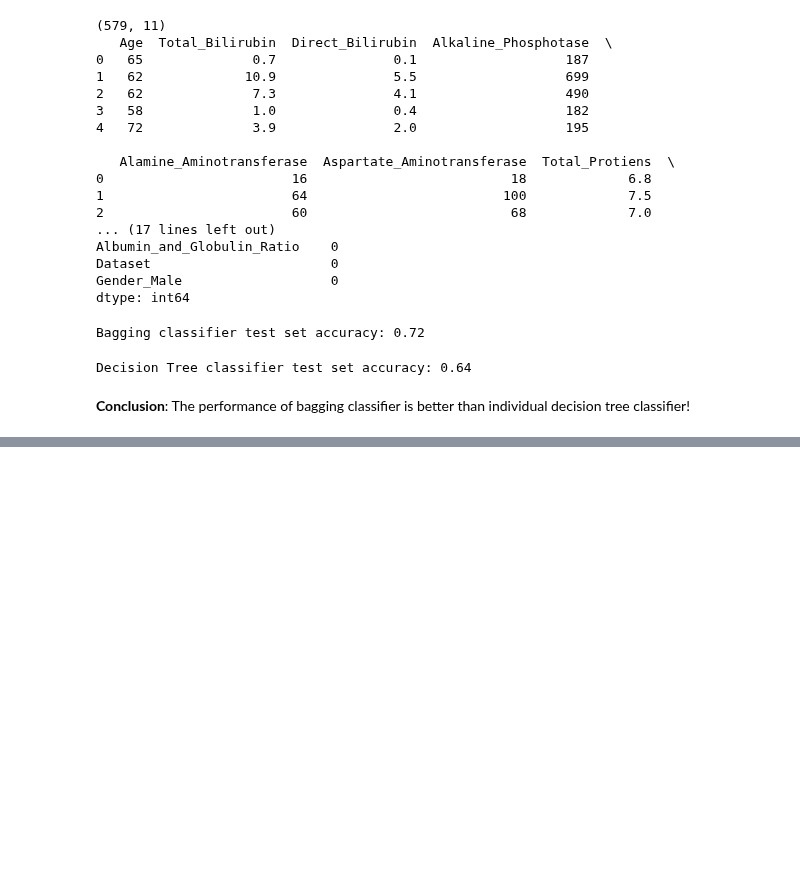
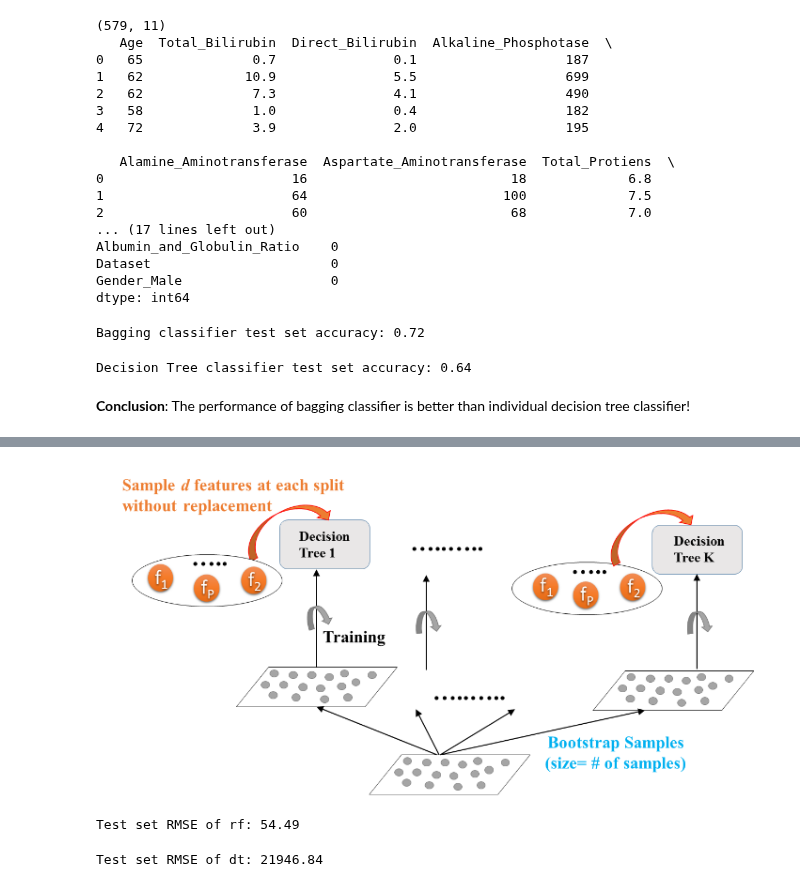
Before and after one commit to GuoweiYang19891101/datacamp_machine_learning_scientist_python, a Jupyter notebook: 4_tree_based_models.ipynb, the cells around one changed output, grey strips where cells are left out. Cells and saved outputs as stored; diff of their text form; code cells hidden in the pictures; blank space fills up the shorter version.

```diff
--- a/4_tree_based_models.ipynb
+++ b/4_tree_based_models.ipynb
@@ -534,0 +589,39 @@ The performance of bagging classifier is better than individual decision tree cl
+# %%
+# random forests diagram
+display.Image("Images/4_random_forests.PNG")
+# %% [output]
+[figure, added]
+# %%
+# random forests in scikit-learn
+import pandas as pd
+from sklearn.ensemble import RandomForestRegressor
+from sklearn.model_selection import train_test_split
+from sklearn.metrics import mean_squared_error as MSE
+
+# get dataset
+bike_df = pd.read_csv('4_datasets/bike_sharing.csv')
+X = bike_df.drop(['cnt'], axis=1)
+y = bike_df['cnt']
+X_train, X_test, y_train, y_test = train_test_split(X, y, test_size=0.2,
+                                                    random_state=2)
+
+# create a RF regression model
+rf = RandomForestRegressor(n_estimators=25, random_state=2)
+rf.fit(X_train, y_train)
+y_pred = rf.predict(X_test)
+rmse_test = MSE(y_test, y_pred) ** (1/2)
+
+print('Test set RMSE of rf: {:.2f}'.format(rmse_test))
+# %% [output]
+Test set RMSE of rf: 54.49
+# %%
+# compare with DT regression model
+from sklearn.tree import DecisionTreeRegressor
+dt = DecisionTreeRegressor(max_depth=4, min_samples_leaf=0.16, random_state=2)
+dt.fit(X_train, y_train)
+y_pred_dt = dt.predict(X_test)
+rmse_test_dt = MSE(y_test, y_pred_dt)
+
+print('Test set RMSE of dt: {:.2f}'.format(rmse_test_dt))
+# %% [output]
+Test set RMSE of dt: 21946.84
```
Also changed, not shown: parts of 11 cells of this notebook, 2 other files.
